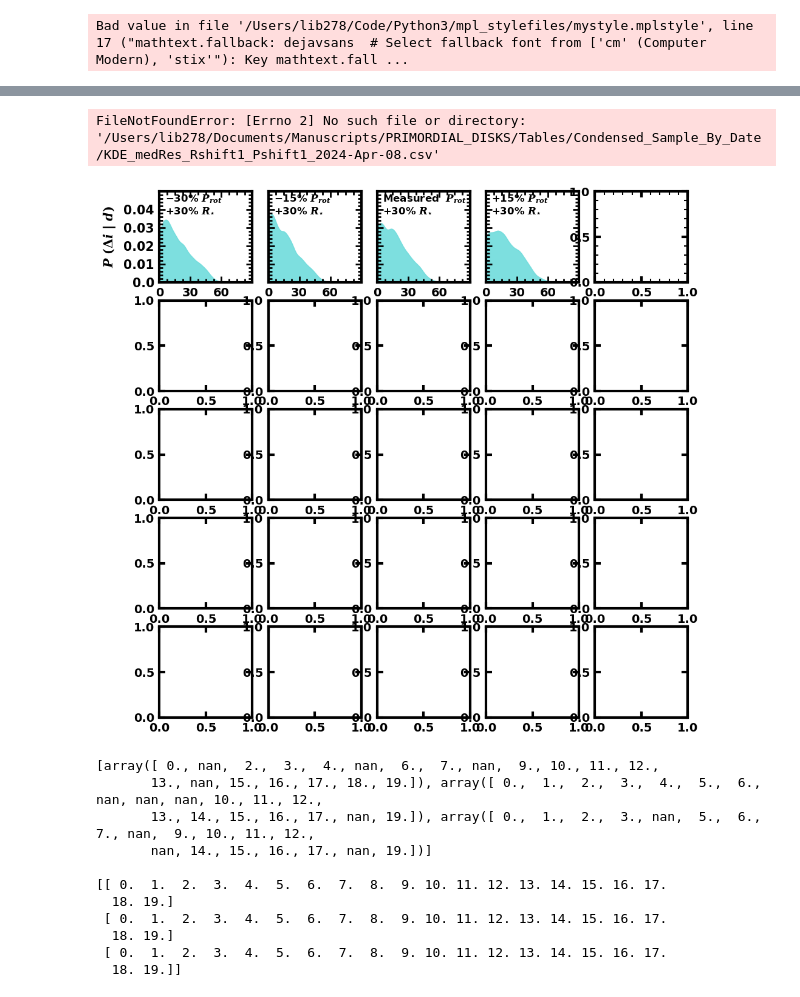
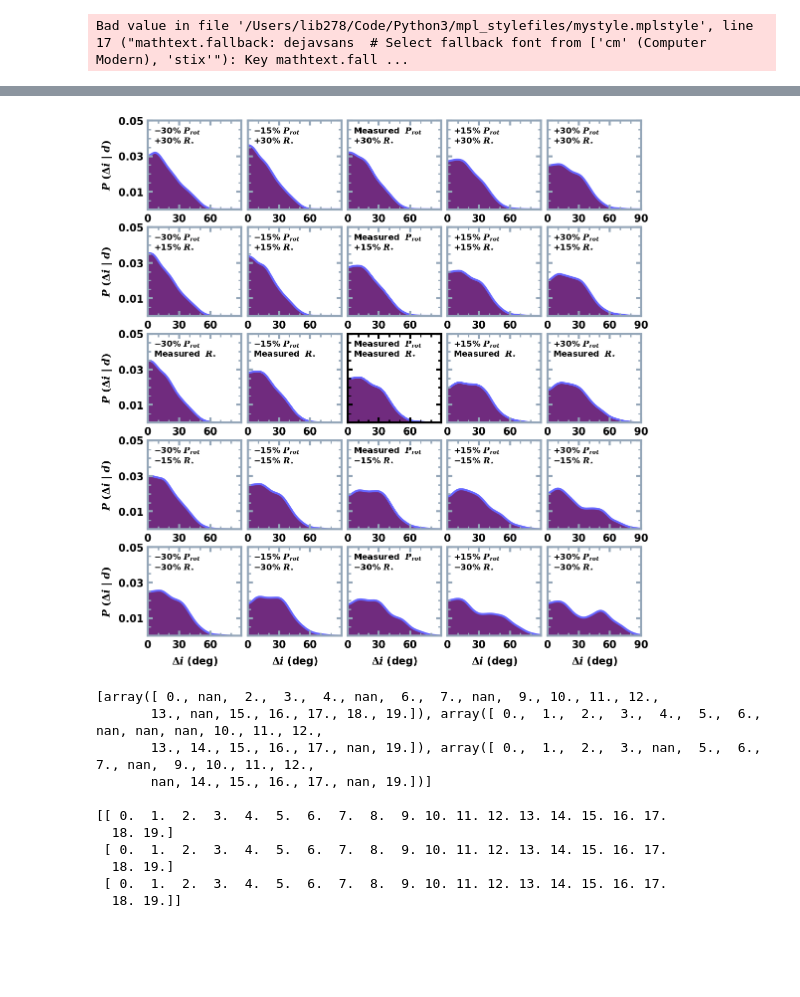
Before and after one commit to lbiddle/Primordial_Disks, a Jupyter notebook: primordial_disks_test_grid.ipynb, the cells around one changed output, grey strips where cells are left out. Drawn from its saved outputs; the diff is of its cells as text; code cells hidden in the pictures; blank space fills up the shorter version.

```diff
--- a/primordial_disks_test_grid.ipynb
+++ b/primordial_disks_test_grid.ipynb
@@ -1021,6 +1023,8 @@ if sampling_resolution == 'med':
     distribution_dir = '/Users/lib278/Documents/Manuscripts/PRIMORDIAL_DISKS/Tables/Probability_Distributions/TestGrid/Med/'
 if sampling_resolution == 'low':
     distribution_dir = '/Users/lib278/Documents/Manuscripts/PRIMORDIAL_DISKS/Tables/Probability_Distributions/TestGrid/Low/'
+
+nominal_kde_file = '/Users/lib278/Documents/Manuscripts/PRIMORDIAL_DISKS/Tables/Condensed_Sample_By_Date/KDE_highRes_Rshift1_Pshift1_2024-Apr-17.csv'
 
 # R_shifts = np.array([0.5, 0.75, 1.0, 1.25, 1.5])[::-1]
 # P_shifts = np.array([0.5, 0.75, 1.0, 1.25, 1.5])
@@ -1782,11 +1790,11 @@ for R_shift in R_shifts:
         P_percent = int(np.round(P_percent / 5) * 5)
 
         if R_percent < 0:
-            R_text = r'$-$' + str(abs(R_percent)) + '%' + r' $R_{\mathdefault{\star}}$'
+            R_text = r'$-$' + str(abs(R_percent)) + '%' + r' $R_{*}$'
         if R_percent > 0:
-            R_text = '+' + str(abs(R_percent)) + '%' + r' $R_{\mathdefault{\star}}$'
+            R_text = '+' + str(abs(R_percent)) + '%' + r' $R_{*}$'
         if R_percent == 0:
-            R_text = 'Measured ' + r' $R_{\mathdefault{\star}}$'
+            R_text = 'Measured ' + r' $R_{*}$'
         if P_percent < 0:
             P_text = r'$-$' + str(abs(P_percent)) + '%' + r' $P_{rot}$'
         if P_percent > 0:
@@ -1805,11 +1813,13 @@ for R_shift in R_shifts:
         # -------------------------------- COMPUTE AND PLOT KDE -------------------------------- #
 
 
-        band_width = 0.5
+        band_width = 1
         number_of_draws = int(1e3)
-        smooth_over_deg = 1.7  # deg
         do_MAPs = False
         do_mirror = False
+        smooth_on = True
+
+        smooth_over_deg = 4  # 1.7  # deg
 
 
         if axnum == 0:
@@ -1825,7 +1835,6 @@ for R_shift in R_shifts:
 
         nominal_axnums = [5, 9, 13, 17, 21]
         if axnum + 1 in nominal_axnums:
-            nominal_kde_file = '/Users/lib278/Documents/Manuscripts/PRIMORDIAL_DISKS/Tables/Condensed_Sample_By_Date/KDE_medRes_Rshift1_Pshift1_2024-Apr-08.csv'
             nominal_df = pd.read_csv(nominal_kde_file)
 
             density_estimation = nominal_df['density_estimation'].values
@@ -1897,9 +1906,8 @@ for R_shift in R_shifts:
 
         print('dx: ', dx)
 
-        smooth_on = True
         if smooth_on == True:
-            # density_estimation_total_positive_x[0] = np.mean(density_estimation_total_positive_x[1:5])
+            density_estimation_total_positive_x[0] = np.mean(density_estimation_total_positive_x[1:10])
             print('smooth over: ', smooth_over_deg, 'deg')
             smooth_over_points = int(smooth_over_deg / dx)
             if np.mod(smooth_over_points, 2) != 0:
@@ -1925,9 +1933,15 @@ for R_shift in R_shifts:
             ax_temp.set_ylim(0, 0.04)
             fig_temp.show()
 
+        kde_fill_color = '#611470'  # '#b34db3'  # '#bf4080'  # '#7a1f7a'  # '#54478a'  # '#6fdcdc'
+        kde_line_color = '#6666ff'  # '#bf4080'  # '#6fdcc1'
 
-        kde_color = '#6fdcdc'
-        ax.fill_between(x_grid_plot, density_estimation_total_positive_x, color=kde_color, alpha=0.9, zorder=1)
+        # kde_fill_color = '#9966ff'  # '#b34db3'  # '#bf4080'  # '#7a1f7a'  # '#54478a'  # '#6fdcdc'
+        # kde_line_color = '#611470'  # '#bf4080'  # '#6fdcc1'
+
+
+        ax.plot(x_grid_plot, density_estimation_total_positive_x, color=kde_line_color, lw=3, zorder=-1)
+        ax.fill_between(x_grid_plot, density_estimation_total_positive_x, color=kde_fill_color, alpha=0.9, zorder=-2)
 
 
         # ------------------- INSERT GRID CELL FACE TEXT ------------------- #
@@ -1935,10 +1949,9 @@ for R_shift in R_shifts:
         ax.text(0.06, 0.73, grid_text, horizontalalignment='left', verticalalignment='bottom', fontsize=12, transform=ax.transAxes)
 
 
+        ymin, ymax = 0, 0.05
         ax.set_xlim(0, 90)
-        ax.set_ylim(0, 0.05)
-        ax.tick_params(which='minor', length=4, width=2)
-        ax.tick_params(which='major', length=7, width=2)
+        ax.set_ylim(ymin, ymax)
 
 
         if target_labels_on == True:
@@ -1946,30 +1959,50 @@ for R_shift in R_shifts:
                 ax.text(parameter_x[par_xi], parameter_y[par_xi]+np.random.uniform(0.5, 1.5, 1)[0], targets_list[par_xi], horizontalalignment='center', verticalalignment='bottom', fontsize=8)  # , transform=ax.transAxes)
 
 
-        ytickvals = np.arange(0, 0.04+0.01, 0.01)
+        stupid_ytickvals = np.arange(0.01, ymax + 0.02, 0.02)
+        ytickvals = [round(stupid_ytick, 2) for stupid_ytick in stupid_ytickvals]
         ax.set_yticks(ytickvals)
         if np.mod(axnum, 5) != 0:
             ax.set_yticklabels([])
         else:
             ax.set_yticklabels(ytickvals, fontsize=font_size_5x5)
 
-        xtickvals = np.arange(0, 90, 30)
+        if np.mod(axnum + 1, 5) == 0:
+            xtickvals = np.arange(0, 90 + 30, 30)
+        else:
+            xtickvals = np.arange(0, 90, 30)
         xticks = [int(xtick) for xtick in xtickvals]
         ax.set_xticks(xticks)
+        ax.set_xticklabels(xticks, fontsize=font_size_5x5)
+
+        minor_locator = AutoMinorLocator(3)
+        ax.xaxis.set_minor_locator(minor_locator)
 
         ax.tick_params(pad=6)
 
         ax.set_rasterized(True)
 
+        # if (R_shift == 1.0) and (P_shift == 1.0):
+        #     face_color = '#cc8800'
+        #     ax.patch.set_facecolor(face_color)
+        #     ax.patch.set_alpha(0.08)
+
         if (R_shift == 1.0) and (P_shift == 1.0):
-            face_color = '#cc8800'
-            ax.patch.set_facecolor(face_color)
-            ax.patch.set_alpha(0.08)
+            spine_color = '#000000'
+        else:
+            spine_color = '#94a6b8'  # '#5c738a'  # '#47596b'
+
+        for spine in ax.spines.values():
+            spine.set_edgecolor(spine_color)
+
+
+        ax.tick_params(which='minor', length=4, width=2, color=spine_color)
+        ax.tick_params(which='major', length=7, width=3, color=spine_color)
 
         axnum += 1
 
 
-fig.subplots_adjust(left=0.06, bottom=0.06, right=0.93, top=0.98, wspace=0.08, hspace=0.20)
+fig.subplots_adjust(left=0.11, bottom=0.06, right=0.98, top=0.98, wspace=0.08, hspace=0.20)
 
 
 # SAVE THE FIGURE
@@ -2004,5 +2037,4 @@ axnum:  5
-FileNotFoundError: [Errno 2] No such file or directory: '/Users/lib278/Documents/Manuscripts/PRIMORDIAL_DISKS/Tables/Condensed_Sample_By_Date/KDE_medRes_Rshift1_Pshift1_2024-Apr-08.csv'
-[figure, old version]
+[figure, new version]
 # %%
 np.random.seed(4)
 lenbep = 3
```
Also changed, not shown: parts of 3 cells of this notebook, 5 other files.
